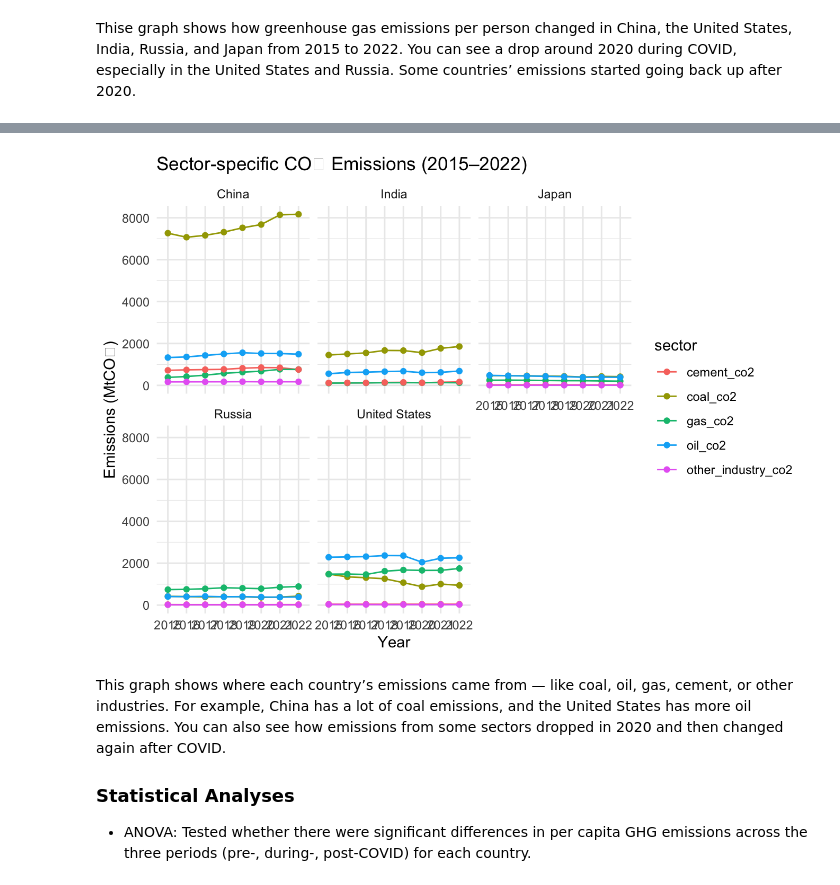
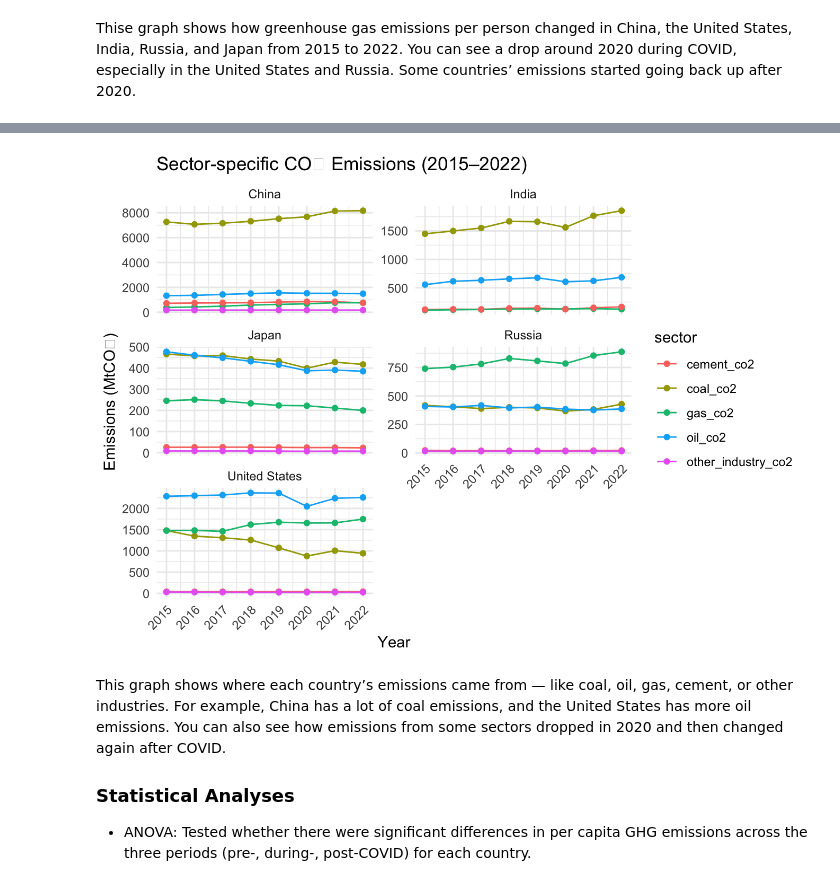
Before and after one commit to Yazeed-Aljohani/ESS330-FinalProject-April23, a Jupyter notebook: docs/index.embed.ipynb, the cells around one changed output, grey strips where cells are left out. Drawn from its saved outputs; the diff is of its cells as text; code cells hidden in the pictures.

Commit message:
seconed figure fixed

```diff
--- a/docs/index.embed.ipynb
+++ b/docs/index.embed.ipynb
@@ -123,14 +123,21 @@ ggplot(df, aes(x = factor(year), y = ghg_excluding_lucf_per_capita, color = coun
 # %% [markdown]
 Thise graph shows how greenhouse gas emissions per person changed in China, the United States, India, Russia, and Japan from 2015 to 2022. You can see a drop around 2020 during COVID, especially in the United States and Russia. Some countries’ emissions started going back up after 2020.
 # %%
+# Pivot longer and remove missing emissions
 df_long <- df |>
   pivot_longer(cols = c(coal_co2, gas_co2, oil_co2, cement_co2, other_industry_co2),
-               names_to = "sector", values_to = "emissions")
+               names_to = "sector", values_to = "emissions") |>
+  drop_na(emissions)
 
-ggplot(df_long, aes(x = factor(year), y = emissions, color = sector, group = interaction(sector, country))) +
+# Plot
+ggplot(df_long, aes(x = year, y = emissions, color = sector, group = interaction(sector, country))) +
   geom_line() +
   geom_point() +
-  facet_wrap(~ country) +
-  labs(title = "Sector-specific CO₂ Emissions (2015–2022)", x = "Year", y = "Emissions (MtCO₂)") +
-  theme_minimal()
+  facet_wrap(~ country, scales = "free_y", ncol = 2) +  # Make panels wider
+  scale_x_continuous(breaks = 2015:2022) +              # Show all years
+  labs(title = "Sector-specific CO₂ Emissions (2015–2022)",
+       x = "Year",
+       y = "Emissions (MtCO₂)") +
+  theme_minimal() +
+  theme(axis.text.x = element_text(angle = 45, hjust = 1))  # Rotate year labels
 # %% [output]
@@ -140,4 +144,4 @@ Warning: Removed 8 rows containing missing values or values outside the scale ra
-[figure, old version]
+[figure, new version]
 # %% [markdown]
 This graph shows where each country’s emissions came from — like coal, oil, gas, cement, or other industries. For example, China has a lot of coal emissions, and the United States has more oil emissions. You can also see how emissions from some sectors dropped in 2020 and then changed again after COVID.
 
```
Also changed, not shown: parts of 1 cell of this notebook, 8 other files.
